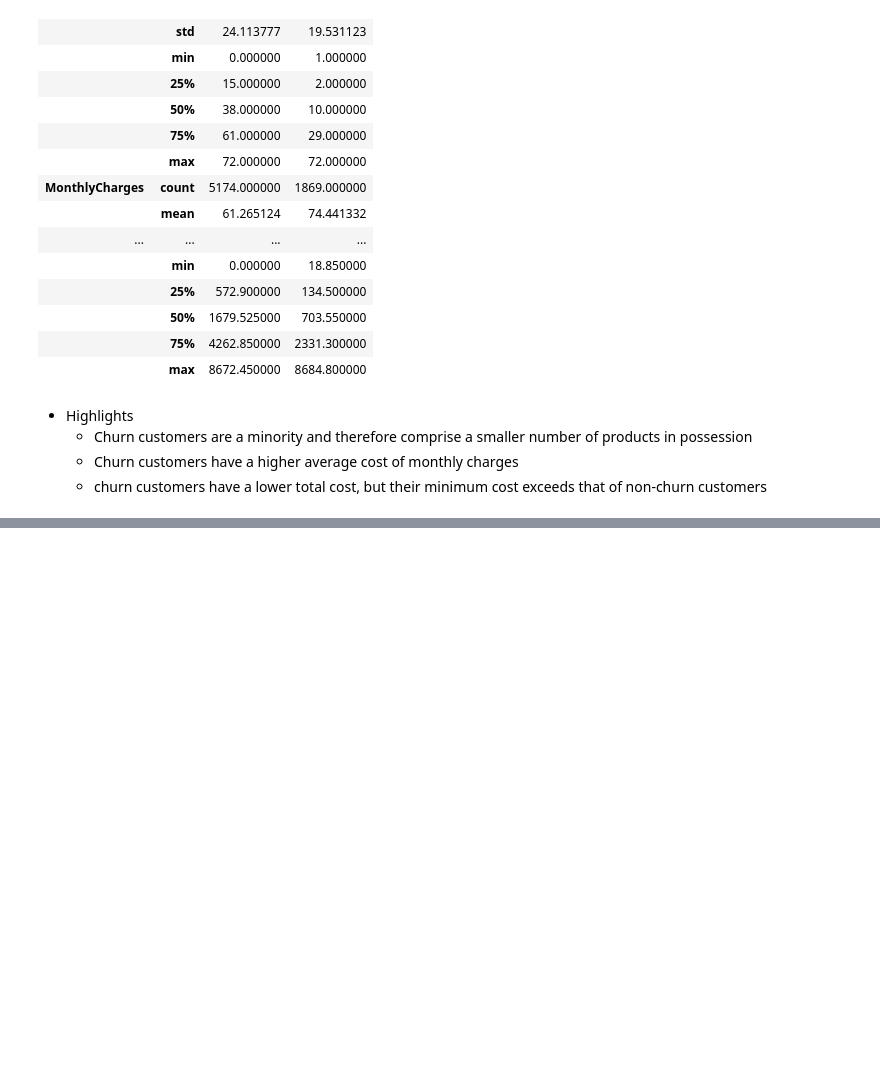
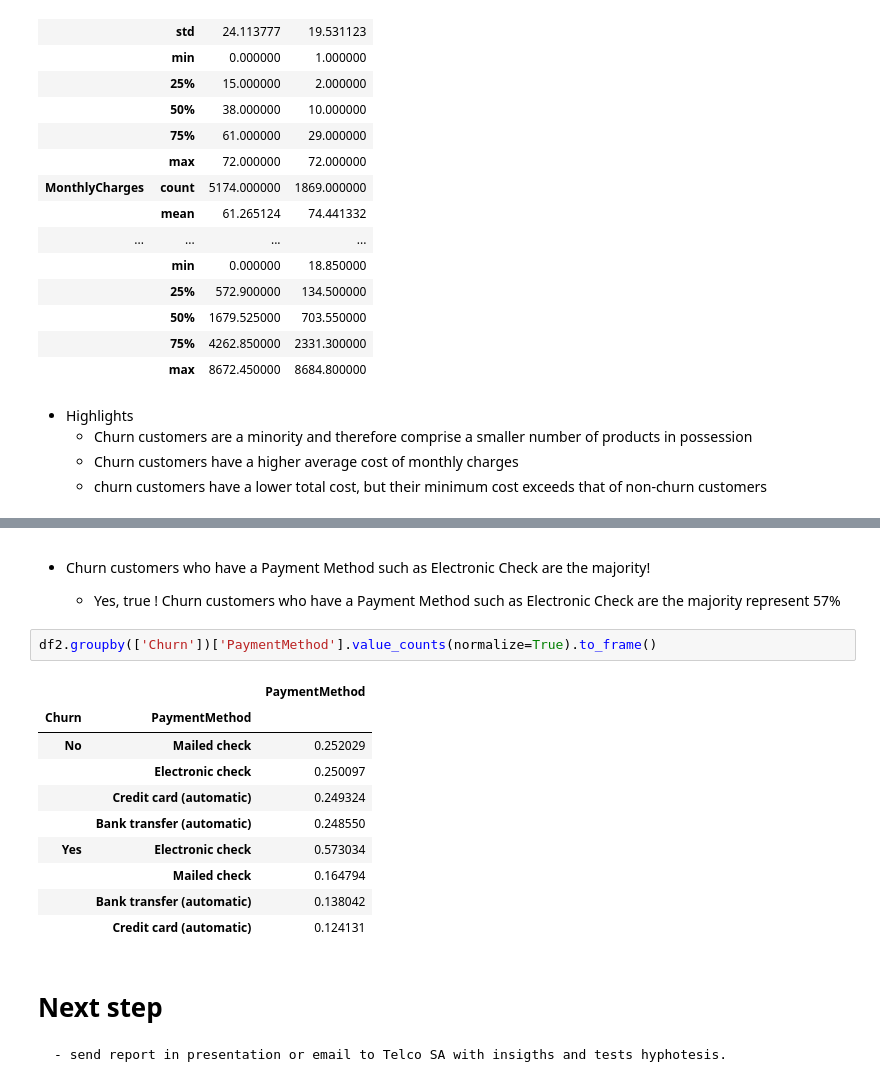
Before and after one commit to Eric-Oliveira-ds/Telco-Customer-Churn, a Jupyter notebook: notebook/EDA.ipynb, the cells around one changed output, grey strips where cells are left out. Saved outputs shown, nothing was run; the diff lists cells and outputs as text; blank space fills up the shorter version.

```diff
--- a/notebook/EDA.ipynb
+++ b/notebook/EDA.ipynb
@@ -504,0 +583,20 @@ df2.groupby(['Churn'])['tenure','MonthlyCharges','TotalCharges'].describe().T
+# %% [markdown]
+- Churn customers who have a Payment Method such as Electronic Check are the majority!
+
+    - Yes, true ! Churn customers who have a Payment Method such as Electronic Check are the majority represent 57%
+# %%
+df2.groupby(['Churn'])['PaymentMethod'].value_counts(normalize=True).to_frame()
+# %% [output]
+|  |  | PaymentMethod |
+| Churn | PaymentMethod |  |
+| No | Mailed check | 0.252029 |
+|  | Electronic check | 0.250097 |
+|  | Credit card (automatic) | 0.249324 |
+|  | Bank transfer (automatic) | 0.248550 |
+| Yes | Electronic check | 0.573034 |
+|  | Mailed check | 0.164794 |
+|  | Bank transfer (automatic) | 0.138042 |
+|  | Credit card (automatic) | 0.124131 |
+# %% [markdown]
+# Next step
+    - send report in presentation or email to Telco SA with insigths and tests hyphotesis.
```
Also changed, not shown: parts of 24 cells of this notebook.
